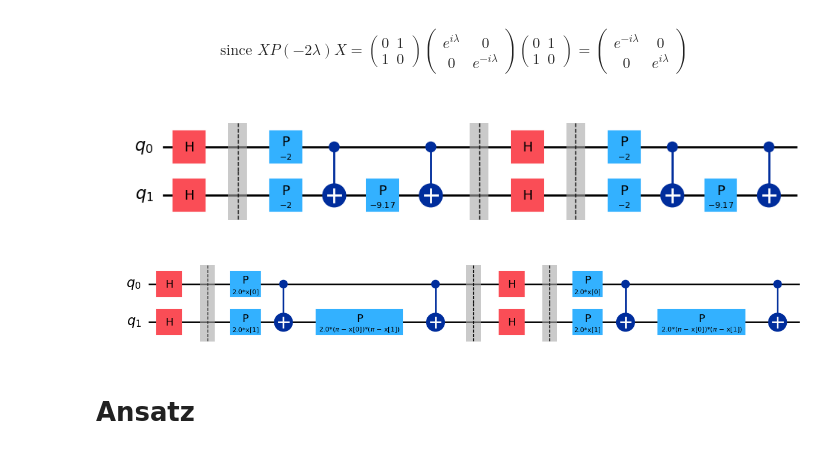
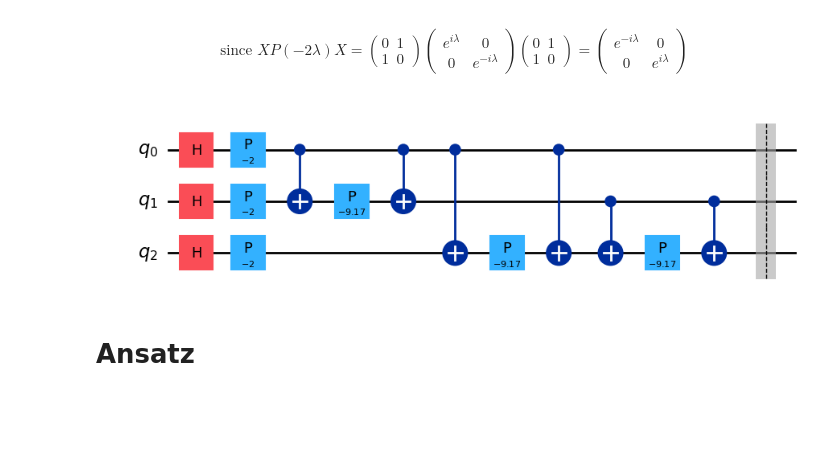
Before and after one commit to mtv47/bachelor-project, a Jupyter notebook: project.ipynb, the cells around one changed output. Cells and saved outputs as stored; diff of their text form; code cells hidden in the pictures; blank space fills up the shorter version.

Commit message:
Adaptable feature_map_custom for different amounts of qubits, and reps

```diff
--- a/project.ipynb
+++ b/project.ipynb
@@ -120,36 +121,34 @@ e^{-i \lambda} & 0 \\
 0 & e^{i \lambda}
 \end{array}\right)
 $$
-# %%
-def feature_map_custom(fm, x):
-    fm.h(0)
-    fm.h(1)
-    fm.barrier()
-    fm.p(-2*x[0], 0)
-    fm.p(-2*x[1], 1)
-    fm.cx(0, 1)
-    fm.p(-2*(np.pi-x[0])*(np.pi-x[1]), 1)
-    fm.cx(0, 1)
-    fm.barrier()
-    fm.h(0)
-    fm.h(1)
-    fm.barrier()
-    fm.p(-2*x[0], 0)
-    fm.p(-2*x[1], 1)
-    fm.cx(0, 1)
-    fm.p(-2*(np.pi-x[0])*(np.pi-x[1]), 1)
-    fm.cx(0, 1)
+# %%
+def powerset(iterable, size):
+    s = list(range(len(iterable)))
+    return chain.from_iterable(combinations(s, r) for r in range(size + 1))
+# %%
+def feature_map_custom(fm, x, reps=1):
+    list_of_set = list(powerset(x, 2))
+
+    for _ in range(reps):
+        for i in range(len(x)):
+            fm.h(i)
+        for l in list_of_set:
+            if len(l) == 0:
+                continue
+            if len(l) == 1:
+                fm.p(-2 * x[l[0]], l[0])
+            else:
+                (i, j) = l
+                fm.cx(i, j)
+                fm.p(-2 *(np.pi-x[i])*(np.pi-x[j]), j)
+                fm.cx(i, j)
+        fm.barrier()
 # %%
-fm = QuantumCircuit(2)
-feature_map_custom(fm, [1.0, 1.0])
+fm = QuantumCircuit(3)
+feature_map_custom(fm, [1.0, 1.0, 1.0], 1)
 fm.decompose("U_phi").draw(output='mpl')
 # %% [output]
-[figure, old version]
+[figure, new version]
-# %%
-feature_map = ZZFeatureMap(feature_dimension=2, reps=2, insert_barriers=True, entanglement = 'full')
-feature_map.decompose().draw(output='mpl')
-# %% [output]
-[figure, removed]
 # %% [markdown]
 # Ansatz
 # %% [markdown]
```
Also changed, not shown: parts of 7 cells of this notebook.
